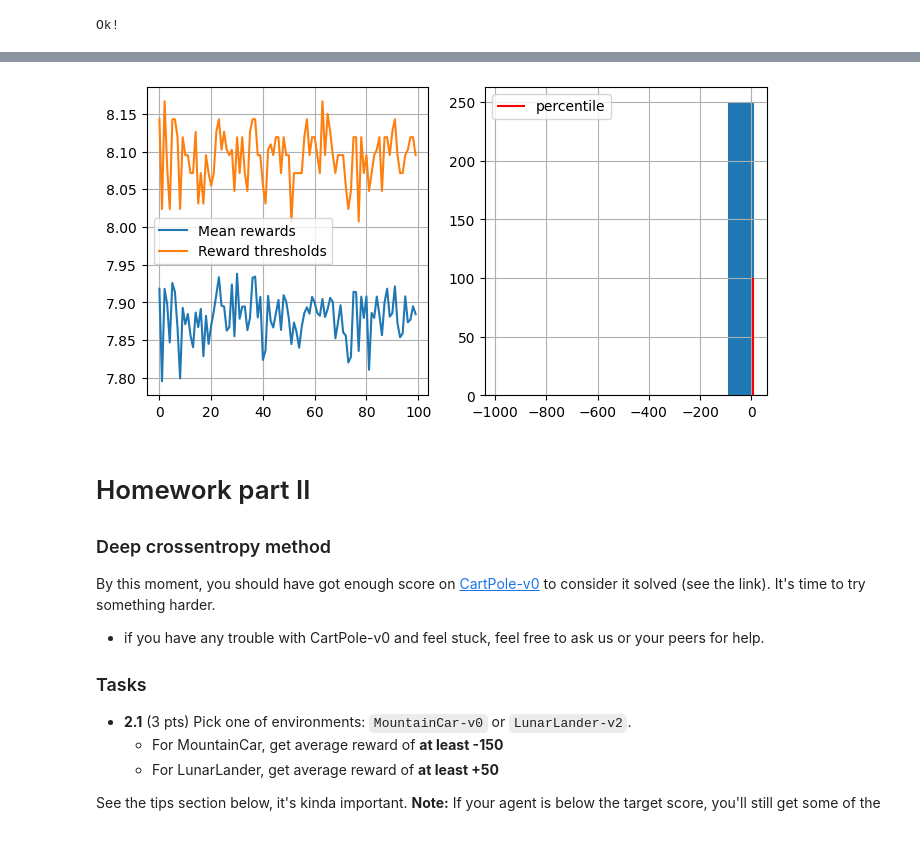
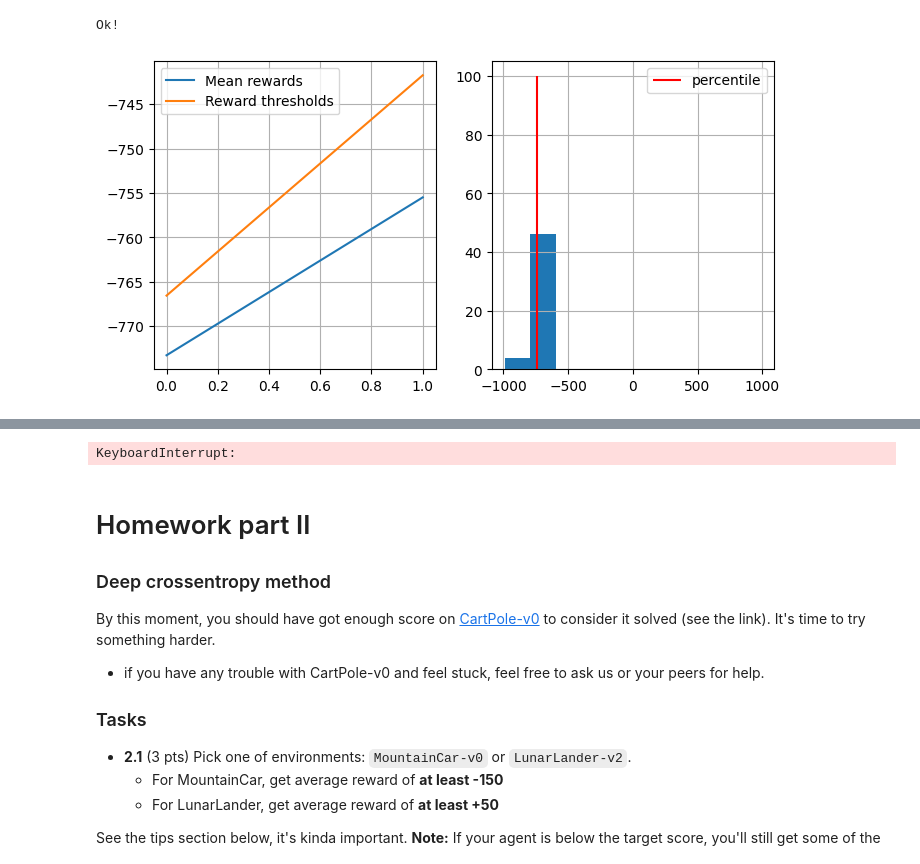
Before and after one commit to Skiftare/Practical_RL_shad, a Jupyter notebook: week01_intro/hw/hw_1.ipynb, the cells around one changed output, grey strips where cells are left out. Cells and saved outputs as stored; diff of their text form; code cells hidden in the pictures.

```diff
--- a/week01_intro/hw/hw_1.ipynb
+++ b/week01_intro/hw/hw_1.ipynb
@@ -217,7 +238,7 @@ Ok!
 from IPython.display import clear_output
 
 
-def show_progress(rewards_batch, log, percentile, reward_range=[-990, +10]):
+def show_progress(rewards_batch, log, percentile, reward_range=[-990, +990]):
     """
     A convenience function that displays training progress.
     No cool math here, just charts.
@@ -249,35 +270,32 @@ def show_progress(rewards_batch, log, percentile, reward_range=[-990, +10]):
     print("mean reward = %.3f, threshold=%.3f" % (mean_reward, threshold))
     plt.show()
 # %%
-n_sessions = 250  # sample this many sessions
-n_rollouts = 42   # Сколько раз играем одной стратегией для усреднения результата
+n_sessions = 50  # sample this many sessions
+n_rollouts = 12  # Сколько раз играем одной стратегией для усреднения результата
 percentile = 70  # discard this percentage of sessions with lowest rewards
 learning_rate = 0.5  # how quickly the policy is updated, on a scale from 0 to 1
-default_policy = initialize_policy(n_states, n_actions)
+policy = initialize_policy(n_states, n_actions)
 log = []
-
+%matplotlib inline
 for i in range(100):
     sessions = []
     %time
     for _ in range(n_sessions):
-        #я умру делать это генератором, поэтому написал честный список
         rollouts = [generate_session(env, policy) for __ in range(n_rollouts)]
         states_batch, actions_batch, rewards = zip(*rollouts)
-
         mean_reward = np.mean(rewards)
-
         all_states = [s for states_list in states_batch for s in states_list]
         all_actions = [a for actions_list in actions_batch for a in actions_list]
-
         sessions.append((all_states, all_actions, mean_reward))
 
     states_batch, actions_batch, rewards_batch = zip(*sessions)
 
     elite_states, elite_actions = select_elites(states_batch, actions_batch, rewards_batch, percentile)
 
     new_policy = get_new_policy(elite_states, elite_actions)
 
     policy = learning_rate * new_policy + (1 - learning_rate) * policy
 
     show_progress(rewards_batch, log, percentile)
 # %% [output]
+[figure, new version]
@@ -285,4 +304,4 @@ mean reward = 7.884, threshold=8.095
-[figure, old version]
+KeyboardInterrupt:
 # %% [markdown]
 # Homework part II
 
```
Also changed, not shown: parts of 20 cells of this notebook, 2 other files.
